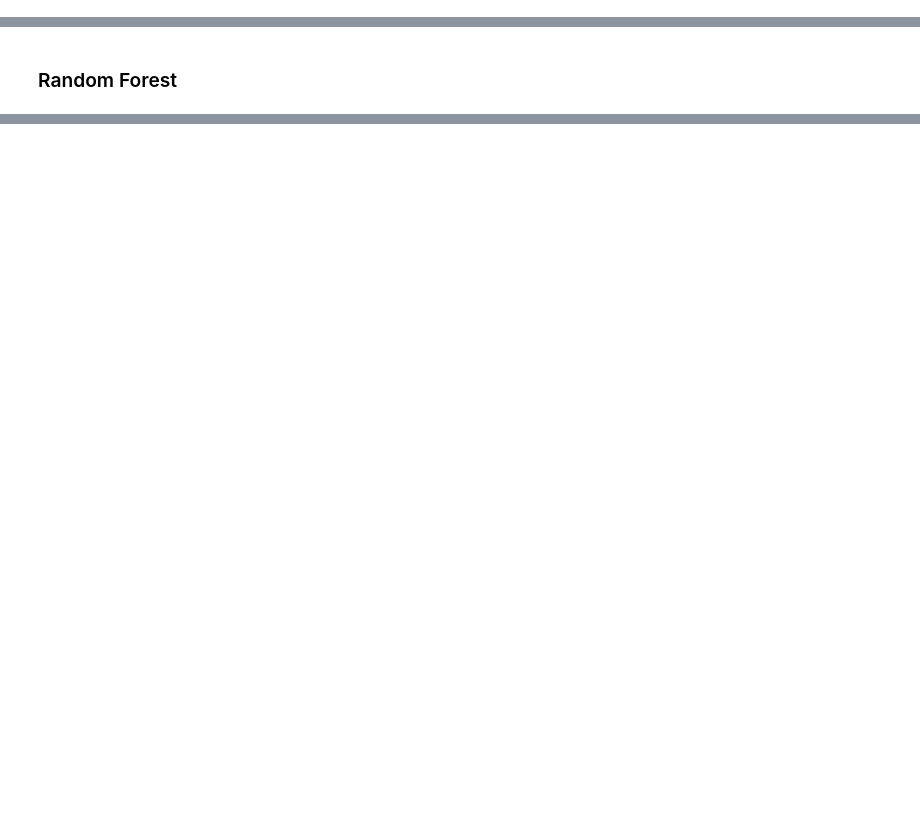
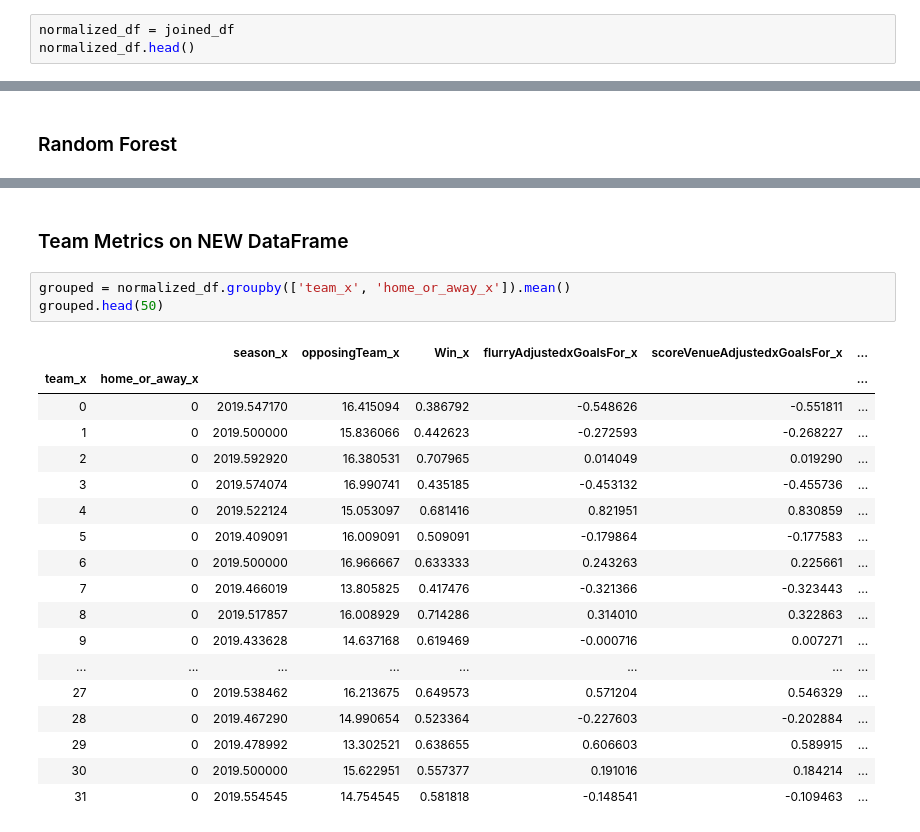
Before and after one commit to nanderson1982/NHL_Predicto, a Jupyter notebook: model/new_dataframe.ipynb, the cells around one changed output, grey strips where cells are left out. Drawn from its saved outputs; the diff is of its cells as text; blank space fills up the shorter version.

```diff
--- a/model/new_dataframe.ipynb
+++ b/model/new_dataframe.ipynb
@@ -164,0 +175,3 @@ joined_df.head()
+# %%
+normalized_df = joined_df
+normalized_df.head()
@@ -284,0 +319,24 @@ results.head()
+# %% [markdown]
+### Team Metrics on NEW DataFrame
+# %%
+grouped = normalized_df.groupby(['team_x', 'home_or_away_x']).mean()
+grouped.head(50)
+# %% [output]
+|  |  | season_x | opposingTeam_x | Win_x | flurryAdjustedxGoalsFor_x | scoreVenueAdjustedxGoalsFor_x | ... |
+| team_x | home_or_away_x |  |  |  |  |  | ... |
+| 0 | 0 | 2019.547170 | 16.415094 | 0.386792 | -0.548626 | -0.551811 | ... |
+| 1 | 0 | 2019.500000 | 15.836066 | 0.442623 | -0.272593 | -0.268227 | ... |
+| 2 | 0 | 2019.592920 | 16.380531 | 0.707965 | 0.014049 | 0.019290 | ... |
+| 3 | 0 | 2019.574074 | 16.990741 | 0.435185 | -0.453132 | -0.455736 | ... |
+| 4 | 0 | 2019.522124 | 15.053097 | 0.681416 | 0.821951 | 0.830859 | ... |
+| 5 | 0 | 2019.409091 | 16.009091 | 0.509091 | -0.179864 | -0.177583 | ... |
+| 6 | 0 | 2019.500000 | 16.966667 | 0.633333 | 0.243263 | 0.225661 | ... |
+| 7 | 0 | 2019.466019 | 13.805825 | 0.417476 | -0.321366 | -0.323443 | ... |
+| 8 | 0 | 2019.517857 | 16.008929 | 0.714286 | 0.314010 | 0.322863 | ... |
+| 9 | 0 | 2019.433628 | 14.637168 | 0.619469 | -0.000716 | 0.007271 | ... |
+| ... | ... | ... | ... | ... | ... | ... | ... |
+| 27 | 0 | 2019.538462 | 16.213675 | 0.649573 | 0.571204 | 0.546329 | ... |
+| 28 | 0 | 2019.467290 | 14.990654 | 0.523364 | -0.227603 | -0.202884 | ... |
+| 29 | 0 | 2019.478992 | 13.302521 | 0.638655 | 0.606603 | 0.589915 | ... |
+| 30 | 0 | 2019.500000 | 15.622951 | 0.557377 | 0.191016 | 0.184214 | ... |
+| 31 | 0 | 2019.554545 | 14.754545 | 0.581818 | -0.148541 | -0.109463 | ... |
```
Also changed, not shown: parts of 19 cells of this notebook.
